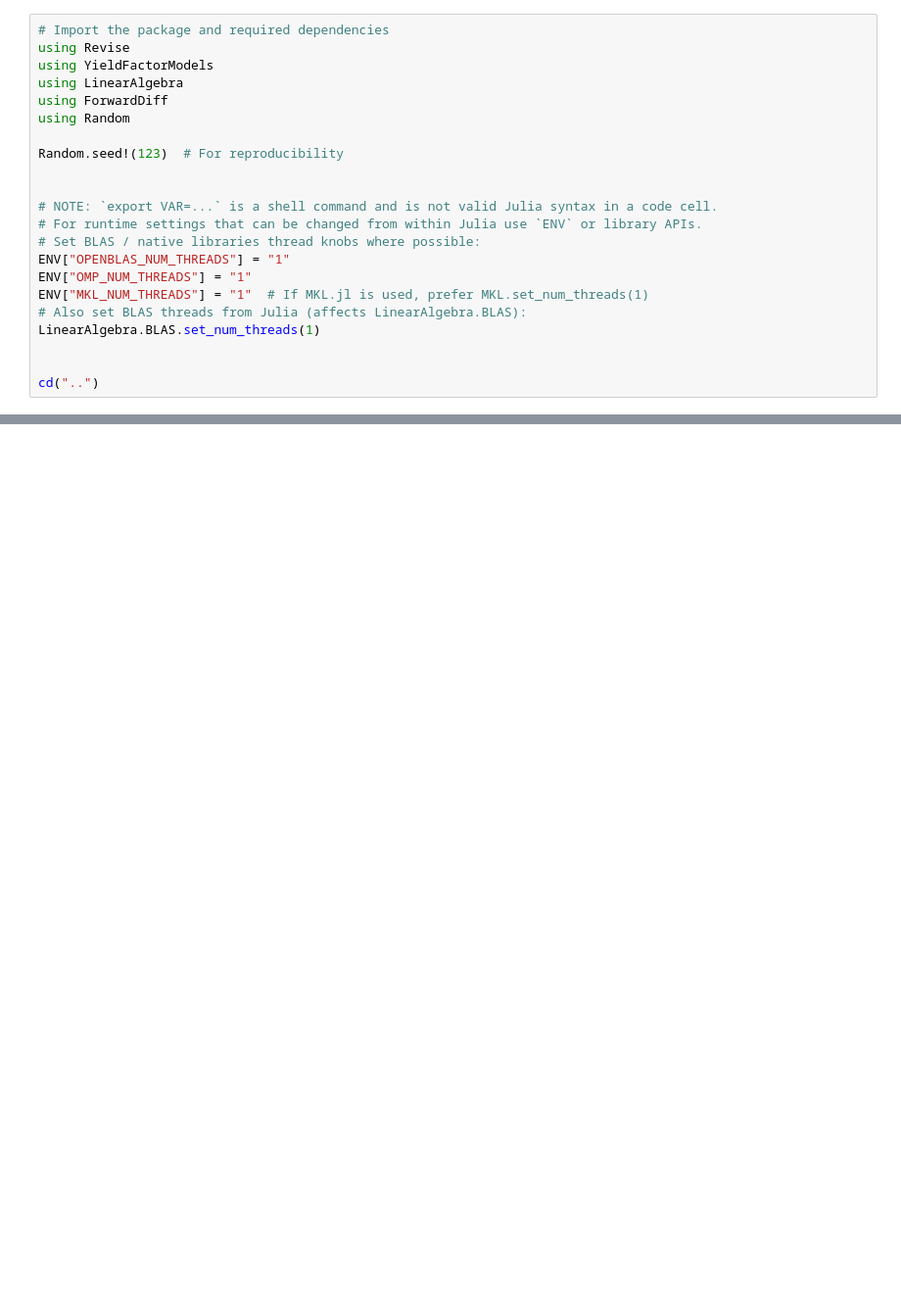
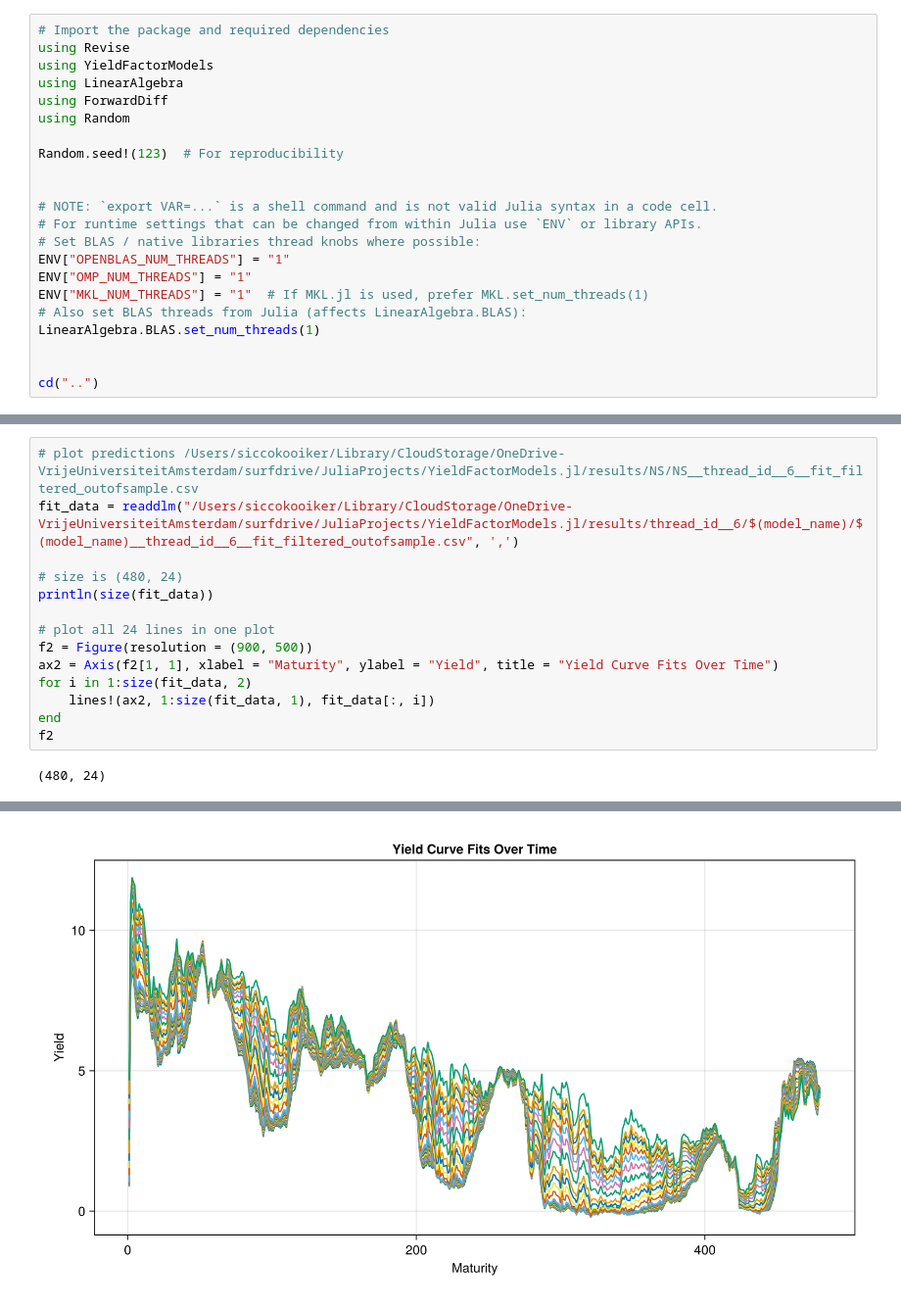
Before and after one commit to Sicco123/YieldFactorModels.jl, a Jupyter notebook: test_filter_2.ipynb, the cells around one changed output, grey strips where cells are left out. Shown at 98% size. Cells and saved outputs as stored; diff of their text form; blank space fills up the shorter version.

```diff
--- a/test_filter_2.ipynb
+++ b/test_filter_2.ipynb
@@ -87,0 +100,16 @@ cd("..")
+# %%
+# plot predictions /Users/siccokooiker/Library/CloudStorage/OneDrive-VrijeUniversiteitAmsterdam/surfdrive/JuliaProjects/YieldFactorModels.jl/results/NS/NS__thread_id__6__fit_filtered_outofsample.csv
+fit_data = readdlm("/Users/siccokooiker/Library/CloudStorage/OneDrive-VrijeUniversiteitAmsterdam/surfdrive/JuliaProjects/YieldFactorModels.jl/results/thread_id__6/$(model_name)/$(model_name)__thread_id__6__fit_filtered_outofsample.csv", ',')
+
+# size is (480, 24)
+println(size(fit_data))
+
+# plot all 24 lines in one plot
+f2 = Figure(resolution = (900, 500))
+ax2 = Axis(f2[1, 1], xlabel = "Maturity", ylabel = "Yield", title = "Yield Curve Fits Over Time")
+for i in 1:size(fit_data, 2)
+    lines!(ax2, 1:size(fit_data, 1), fit_data[:, i])
+end
+f2
+# %% [output]
+(480, 24)
@@ -87,0 +118 @@ cd("..")
+[figure, added]
```
Also changed, not shown: parts of 8 cells of this notebook, 7 other files.
